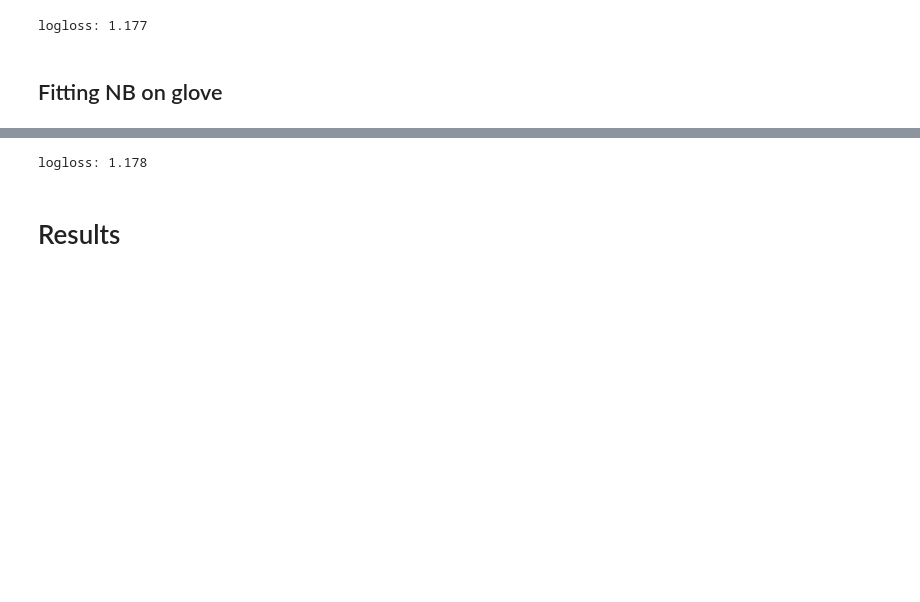
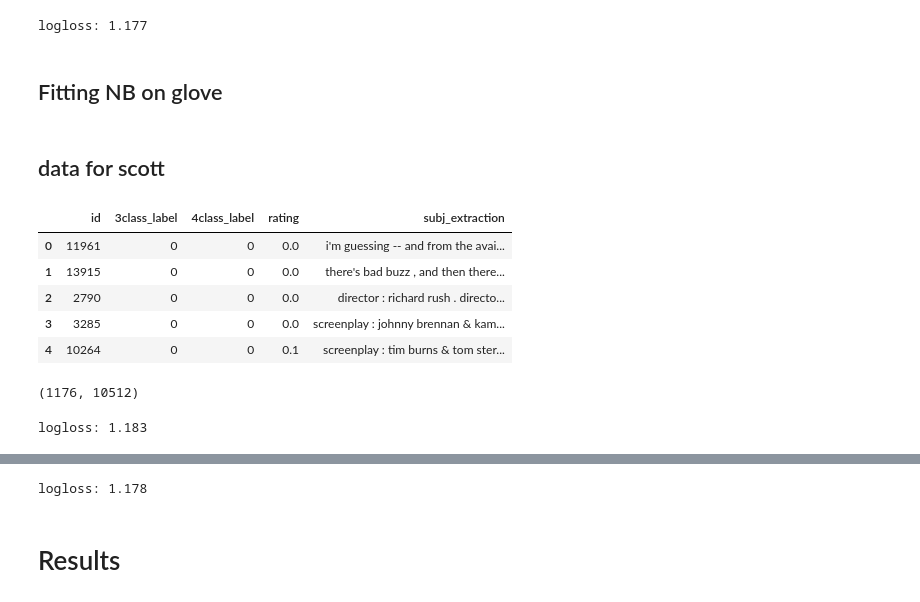
Before and after one commit to CornellDataScience/SWMR, a Jupyter notebook: in-domain.ipynb, the cells around one changed output, grey strips where cells are left out. Drawn from its saved outputs; the diff is of its cells as text; code cells hidden in the pictures; blank space fills up the shorter version.

```diff
--- a/in-domain.ipynb
+++ b/in-domain.ipynb
@@ -338,3 +343,21 @@ print ("logloss: %0.3f " % multiclass_logloss(yvalid_j, predictions))
 logloss: 1.177
 # %% [markdown]
 ## Fitting NB on glove
+# %% [markdown]
+## data for scott
+# %%
+ids = pd.read_csv("scale_data/scaledata/Scott+Renshaw/id.Scott+Renshaw.txt", sep="[\r\n]+", header=None, names=["id"])
+label_3class = pd.read_csv("scale_data/scaledata/Scott+Renshaw/label.3class.Scott+Renshaw.txt", sep="[\r\n]+", names=["3class_label"])
+label_4class = pd.read_csv("scale_data/scaledata/Scott+Renshaw/label.4class.Scott+Renshaw.txt", sep="[\r\n]+",names=["4class_label"])
+rating = pd.read_csv("scale_data/scaledata/Scott+Renshaw/rating.Scott+Renshaw.txt", sep="[\r\n]+",names=["rating"])
+subj = pd.read_csv("scale_data/scaledata/Scott+Renshaw/subj.Scott+Renshaw.txt", sep="[\r\n]+",names=["subj_extraction"])
+# %%
+scott = pd.concat([ids,label_3class, label_4class, rating, subj], axis = 1)
+scott.head(5)
+# %% [output]
+|  | id | 3class_label | 4class_label | rating | subj_extraction |
+| 0 | 11961 | 0 | 0 | 0.0 | i'm guessing -- and from the avai... |
+| 1 | 13915 | 0 | 0 | 0.0 | there's bad buzz , and then there... |
+| 2 | 2790 | 0 | 0 | 0.0 | director : richard rush . directo... |
+| 3 | 3285 | 0 | 0 | 0.0 | screenplay : johnny brennan & kam... |
+| 4 | 10264 | 0 | 0 | 0.1 | screenplay : tim burns & tom ster... |
@@ -340,0 +382,10 @@ logloss: 1.177
+# %%
+xtrain_s_tfv.shape
+# %% [output]
+(1176, 10512)
+# %%
+predictions = clf_l_t.predict_proba(xvalid_s_tfv)
+
+print ("logloss: %0.3f " % multiclass_logloss(yvalid_s, predictions))
+# %% [output]
+logloss: 1.183
```
Also changed, not shown: parts of 10 cells of this notebook, 6 other files.
